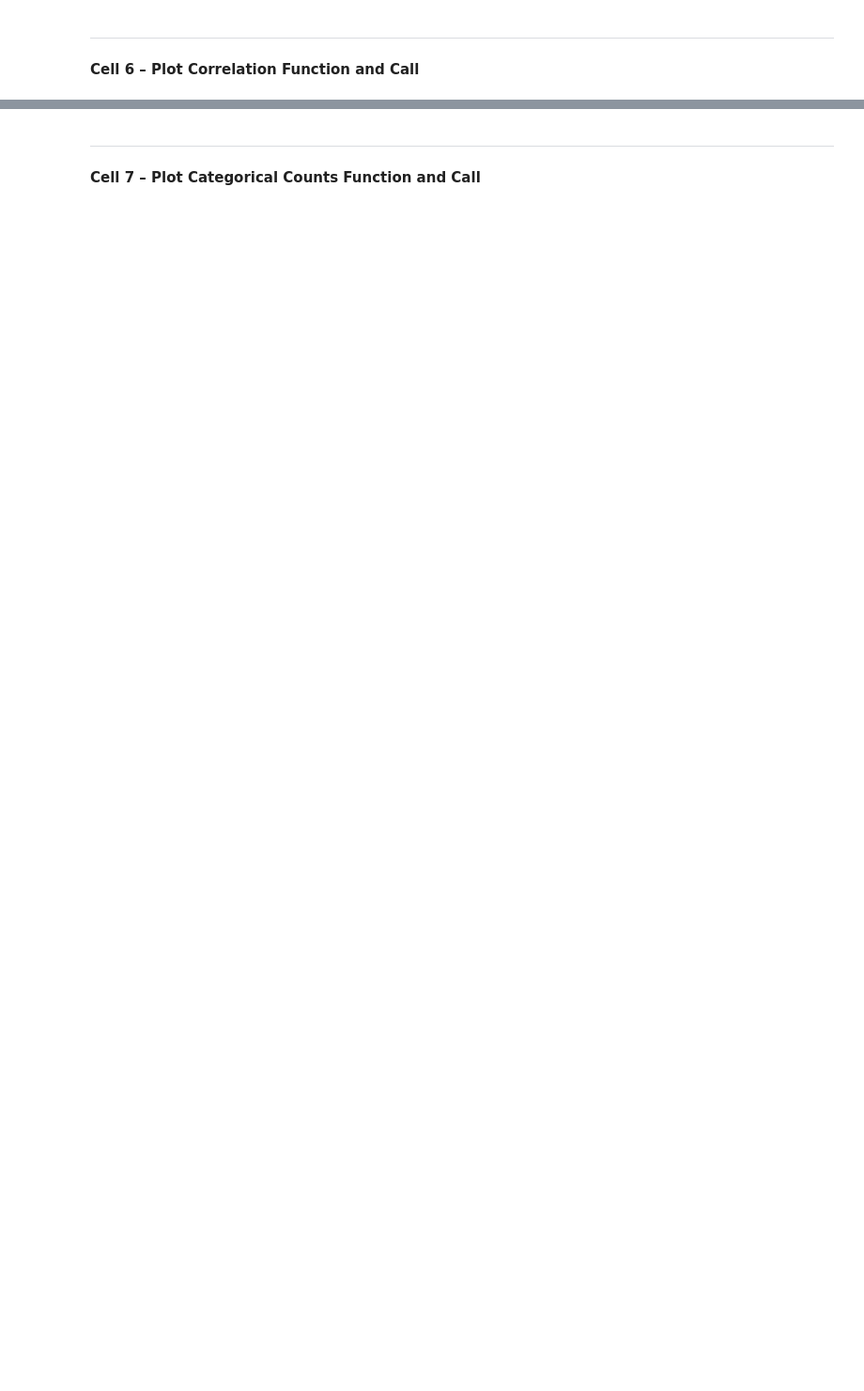
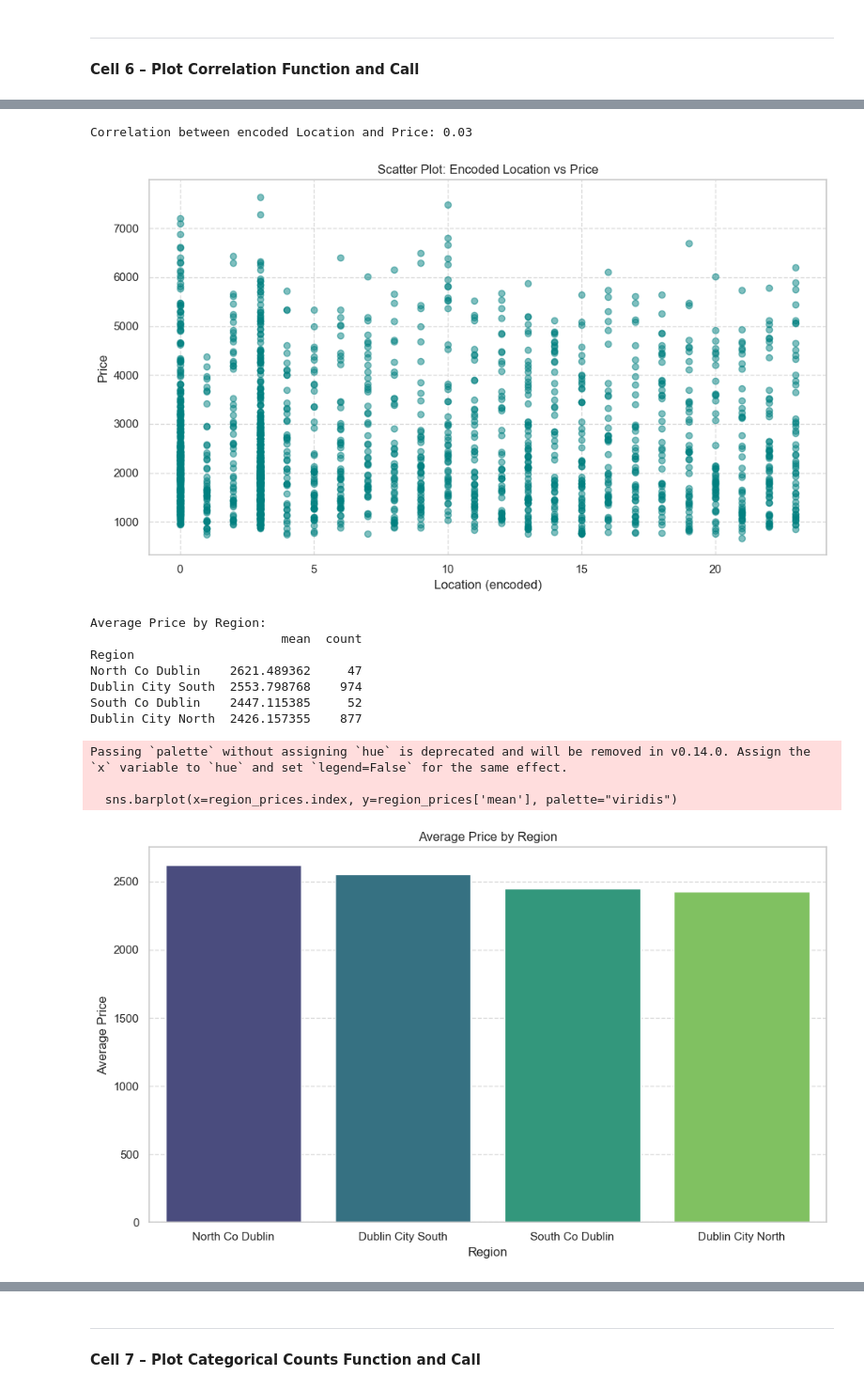
Before and after one commit to Yash-Singh-Pathania/DataScience, a Jupyter notebook: analytics.ipynb, the cells around one changed output, grey strips where cells are left out. Shown at 94% size. Drawn from its saved outputs; the diff is of its cells as text; code cells hidden in the pictures; blank space fills up the shorter version.

```diff
--- a/analytics.ipynb
+++ b/analytics.ipynb
@@ -292,0 +272,68 @@ dtype: float64
+# %%
+def analyze_location_price_correlation(data):
+    """
+    Analyze the association between Location and Price, and visualize how regional pricing differs.
+    This function:
+      - Computes the correlation between encoded Location values and Price.
+      - Plots a scatter plot of encoded Location versus Price.
+      - Displays a bar chart of average Price by Region.
+      - Shows a boxplot of Price distributions by Region.
+    """
+    # Correlation analysis for Location and Price by encoding Location
+    if 'Location' in data.columns and 'Price' in data.columns:
+        codes, uniques = pd.factorize(data['Location'])
+        corr_val = np.corrcoef(codes, data['Price'])[0, 1]
+        print(f"Correlation between encoded Location and Price: {corr_val:.2f}")
+
+        plt.figure(figsize=(10,6))
+        plt.scatter(codes, data['Price'], alpha=0.5, color="teal")
+        plt.xlabel('Location (encoded)')
+        plt.ylabel('Price')
+        plt.title('Scatter Plot: Encoded Location vs Price')
+        plt.grid(True, linestyle='--', alpha=0.7)
+        plt.tight_layout()
+        plt.show("location_price_scatter.png")
+        plt.close()
+
+    # Regional pricing analysis: average price by Region
+    if 'Region' in data.columns and 'Price' in data.columns:
+        region_prices = data.groupby('Region')['Price'].agg(['mean', 'count']).sort_values('mean', ascending=False)
+        print("\nAverage Price by Region:")
+        print(region_prices)
+
+        plt.figure(figsize=(10,6))
+        sns.barplot(x=region_prices.index, y=region_prices['mean'], palette="viridis")
+        plt.title('Average Price by Region')
+        plt.xlabel('Region')
+        plt.ylabel('Average Price')
+        plt.grid(axis='y', linestyle='--', alpha=0.7)
+        plt.tight_layout()
+        plt.show("region_average_price.png")
+        plt.close()
+
+        # Additional visualization: Boxplot for price distribution by Region
+        plt.figure(figsize=(12, 6))
+        sns.boxplot(x='Region', y='Price', data=data, palette="coolwarm")
+        plt.title('Price Distribution by Region')
+        plt.xlabel('Region')
+        plt.ylabel('Price')
+        plt.grid(axis='y', linestyle='--', alpha=0.7)
+        plt.tight_layout()
+        plt.show("region_price_boxplot.png")
+        plt.close()
+
+analyze_location_price_correlation(data)
+# %% [output]
+Correlation between encoded Location and Price: 0.03
+[figure, added]
+Average Price by Region:
+                          mean  count
+Region
+North Co Dublin    2621.489362     47
+Dublin City South  2553.798768    974
+South Co Dublin    2447.115385     52
+Dublin City North  2426.157355    877
+Passing `palette` without assigning `hue` is deprecated and will be removed in v0.14.0. Assign the `x` variable to `hue` and set `legend=False` for the same effect.
+
+  sns.barplot(x=region_prices.index, y=region_prices['mean'], palette="viridis")
+[figure, added]
```
Also changed, not shown: parts of 13 cells of this notebook.
